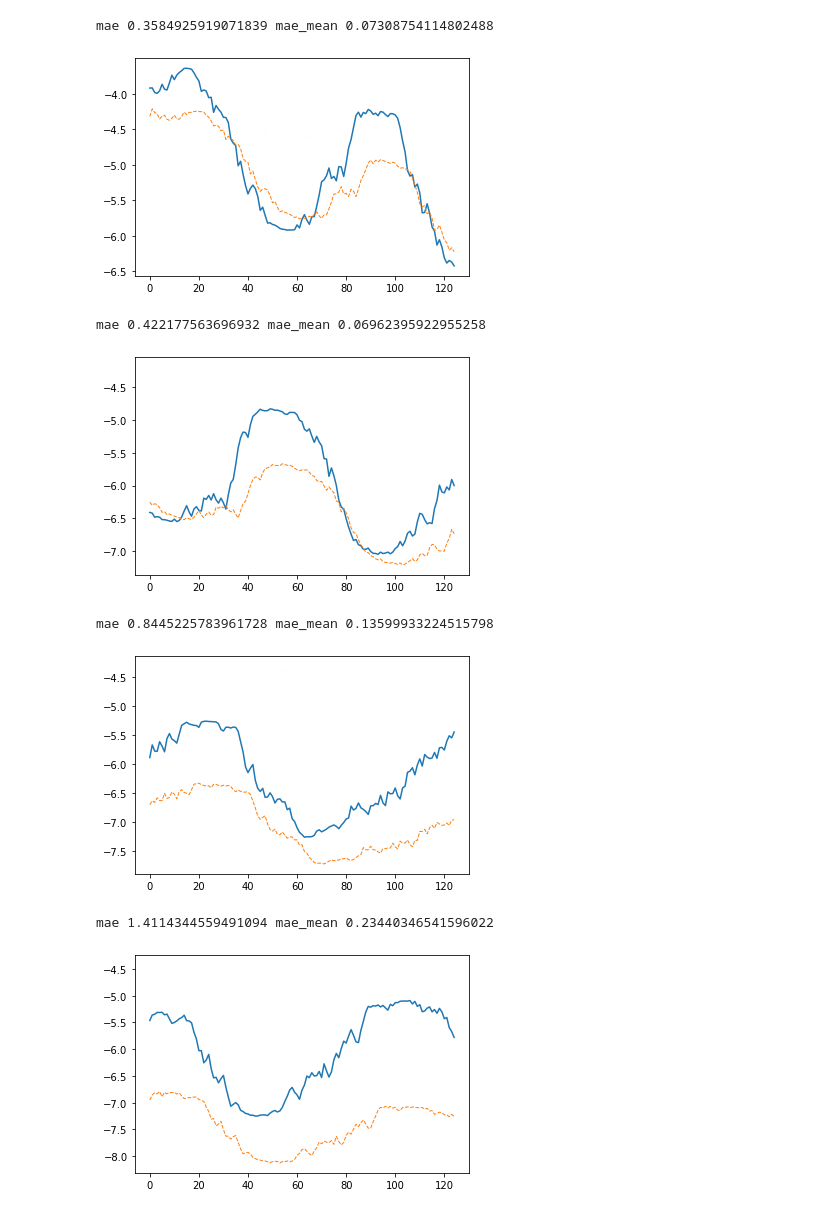
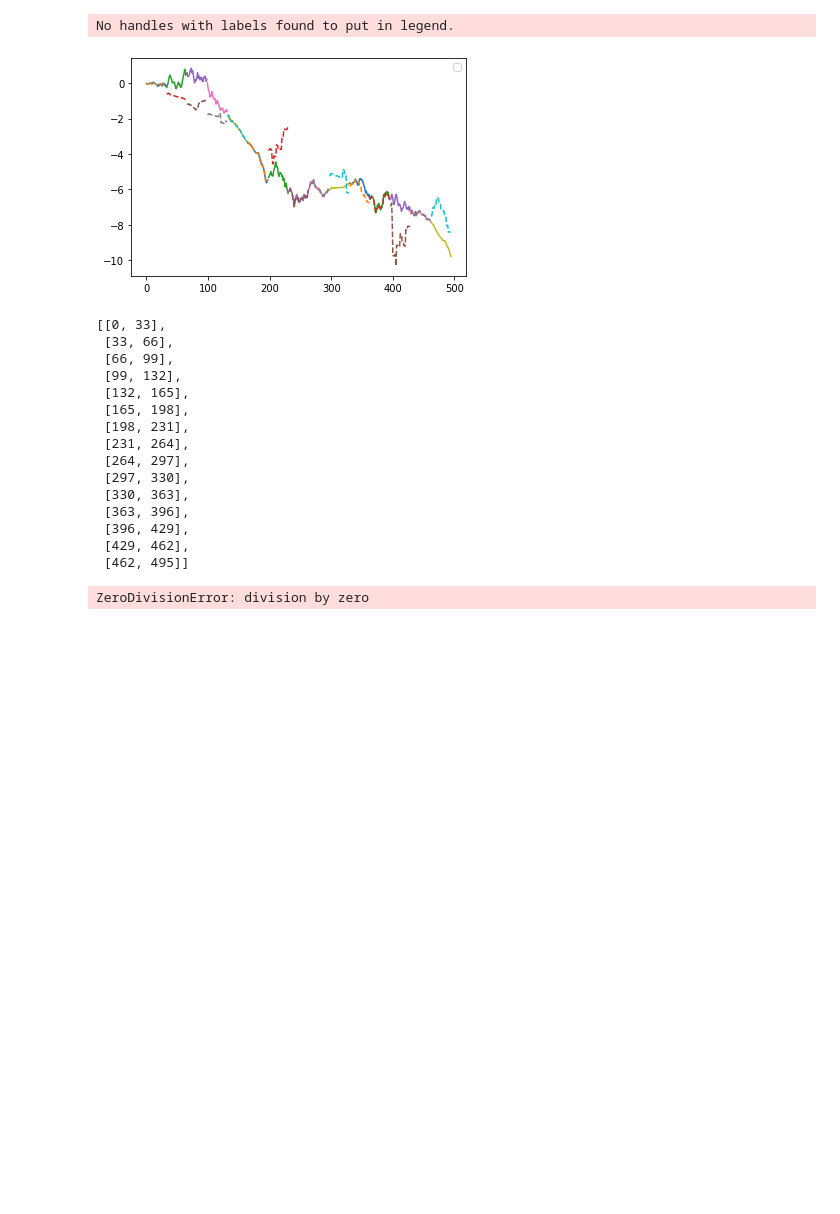
Before and after one commit to Kilorad/aixi_booster, a Jupyter notebook: aixi_example_usage.ipynb, the cells around one changed output. Cells and saved outputs as stored; diff of their text form; code cells hidden in the pictures; blank space fills up the shorter version.

```diff
--- a/aixi_example_usage.ipynb
+++ b/aixi_example_usage.ipynb
@@ -106,0 +150,17 @@ for episod in episodes:
+# %%
+#test
+#отрисовать факт синим
+#Y_pred = model.predict(X_train,return_hist=True)
+for episod in episodes_test:
+    #мы учили систему выдавать последовательности длиной в 500/3, на более длинных система работать не обязана,
+    #так что тестим на последовательностях той же длины
+    plt.plot(Y_test[episod[0]:episod[1],:])
+    Y_pred = model.predict(X_test[episod[0]:episod[1],:],return_hist=True)
+    [pred,p_array,m_pred] = Y_pred
+    print('Отрисовать прогноз - несколькими цветами, пунктиром, яркость пропорциональна вероятности')
+    print('Прогноз итеративный, но синюю линию агент вообще не видит, это Y, а агент видит переменные X, они не показаны')
+    for i in range(len(pred)):
+        if 15+np.log(p_array[i])>0:
+            plt.plot(pred[i],'--',linewidth=0.1*np.max([15+np.log(p_array[i]),0] ), label=f'p={np.round(p_array[i], 6) * 100}%' )
+    plt.legend()
+    plt.show()
@@ -107,29 +187,45 @@ for episod in episodes:
 # %%
-#test
-#отрисовать факт
+#Нарисовать прогноз всего ряда ЦЕЛИКОМ
 for episod in episodes:
-    #мы учили систему выдавать последовательности длиной в 500/3, на более длинных система работать не обязана,
+    #мы учили систему выдавать последовательности длиной в 500/4, на более длинных система работать не обязана,
     #так что тестим на последовательностях той же длины
-    plt.plot(Y_test[episod[0]:episod[1],:])
-    Y_pred = model.predict(X_test[episod[0]:episod[1],:],return_hist=True)
+    plt.plot(np.arange(episod[0],episod[1]),Y[episod[0]:episod[1],:])
+    Y_pred = model.predict(X[episod[0]:episod[1],:],return_hist=True)
     [pred,p_array,m_pred] = Y_pred
     for i in range(len(pred)):
-        #отрисовать прогноз - несколькими цветами, пунктиром, яркость пропорциональна вероятности
-        if 10+np.log(p_array[i])>0:
-            plt.plot(pred[i],'--',linewidth=0.1*np.max([10+np.log(p_array[i]),0] ) )
-    mae = np.mean(np.abs(m_pred - Y_test[episod[0]:episod[1],:]))
-    mae_mean = mae/np.mean(np.abs(Y_test[episod[0]:episod[1],:]))
-    print('mae',mae,'mae_mean',mae_mean)
-    plt.show()
+        if 15+np.log(p_array[i])>0:
+            plt.plot(np.arange(episod[0],episod[1]),pred[i],'--',linewidth=0.1*np.max([15+np.log(p_array[i]),0] ))
+    #plt.legend()
+    #plt.show()
+
+
+plt.legend()
+plt.show()
 # %% [output]
-mae 0.3584925919071839 mae_mean 0.07308754114802488
+No handles with labels found to put in legend.
-[figure, old version]
+[figure, new version]
-mae 0.422177563696932 mae_mean 0.06962395922955258
-[figure, removed]
-mae 0.8445225783961728 mae_mean 0.13599933224515798
-[figure, removed]
-mae 1.4114344559491094 mae_mean 0.23440346541596022
-[figure, removed]
+# %%
+episodes
+# %% [output]
+[[0, 33],
+ [33, 66],
+ [66, 99],
+ [99, 132],
+ [132, 165],
+ [165, 198],
+ [198, 231],
+ [231, 264],
+ [264, 297],
+ [297, 330],
+ [330, 363],
+ [363, 396],
+ [396, 429],
+ [429, 462],
+ [462, 495]]
+# %%
+1/0
+# %% [output]
+ZeroDivisionError: division by zero
 # %%
 #делаем датасет
 #Суть датасета: есть рандомные массивы, надо найти максимум
```
Also changed, not shown: parts of 14 cells of this notebook.
